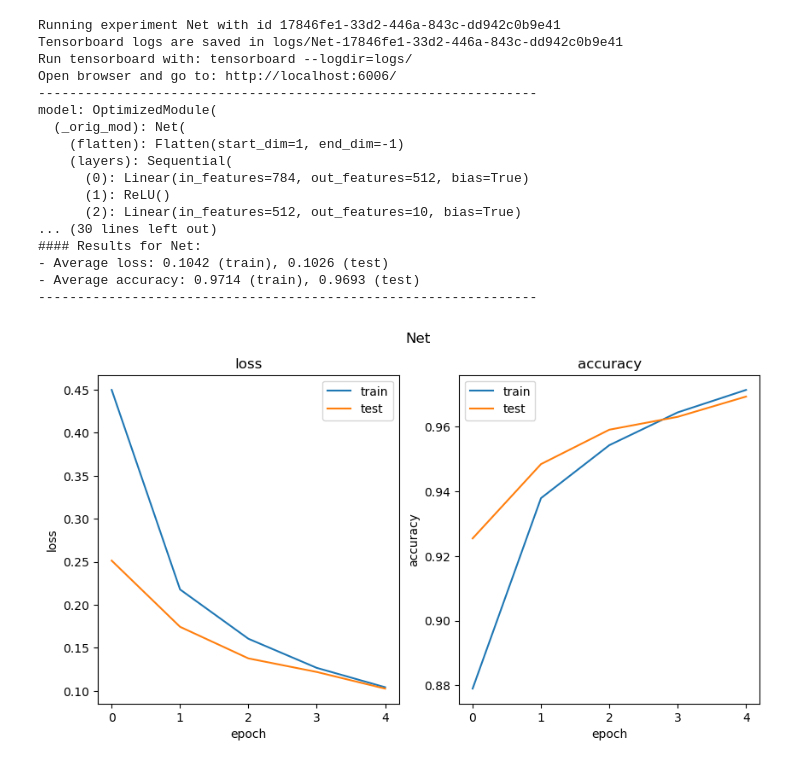
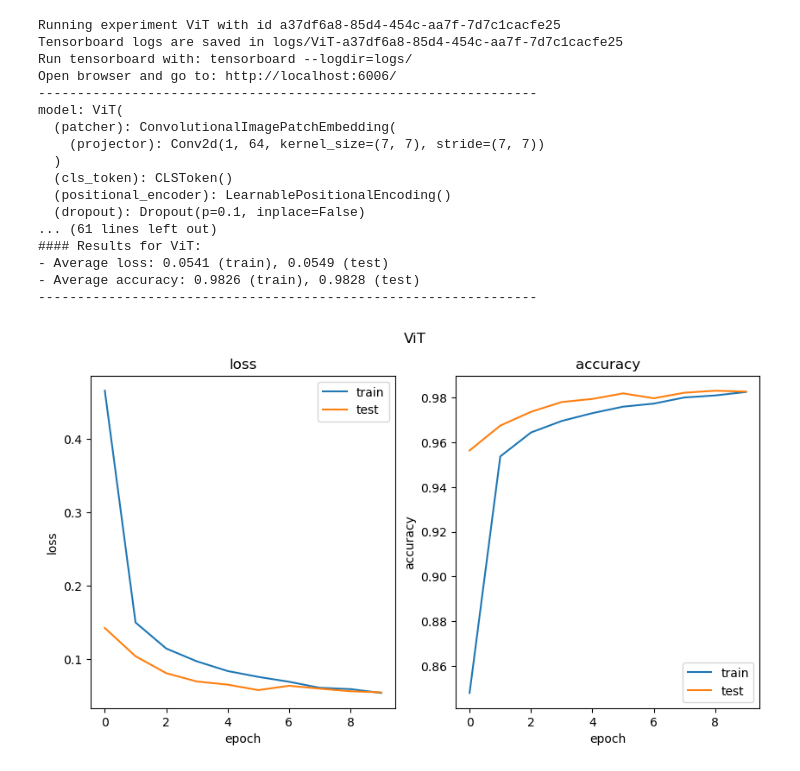
Before and after one commit to mr-raccoon-97/vision-transformers, a Jupyter notebook: notebook.ipynb, the cells around one changed output. Cells and saved outputs as stored; diff of their text form; code cells hidden in the pictures.

```diff
--- a/notebook.ipynb
+++ b/notebook.ipynb
@@ -43,4 +43,7 @@ def run_experiment(model, optimizer, criterion, device: str, data, summary: Summ
 
     ax = metrics_plot.add_subplot(1, 2, 2)
     plot(summary.metrics, 'accuracy', ax)
+    if not os.path.exists('./plots'):
+        os.makedirs('./plots')
+    savefig(f'./plots/{summary.name}-{summary.id}.png')
     show()
@@ -67,43 +50,56 @@ class Net(Module):
 # %%
 from uuid import uuid4
 import torch
+from torch.nn import CrossEntropyLoss
+from torch.optim import Adam
 from torchvision.datasets import MNIST
-from torchvision.transforms import ToTensor
+from torchvision.transforms import ToTensor, Compose
 from torch.utils.data import DataLoader
-from metrics import Summary, Metrics
+from metrics import Summary
+from model.vit import ViT
+
+transforms = Compose([ToTensor()])
 
 device = 'cuda'
 loaders = {
-    'train': DataLoader(MNIST(root='./data', train=True, download=True, transform=ToTensor()), batch_size=64, shuffle=True, pin_memory=True, pin_memory_device=device, num_workers=4),
-    'test': DataLoader(MNIST(root='./data', train=False, download=True, transform=ToTensor()), batch_size=64, shuffle=False, pin_memory=True, pin_memory_device=device)
+    'train': DataLoader(MNIST(root='./data', train=True, download=True, transform=transforms), batch_size=64, shuffle=True, pin_memory=True, pin_memory_device=device, num_workers=4),
+    'test': DataLoader(MNIST(root='./data', train=False, download=True, transform=transforms), batch_size=64, shuffle=False, pin_memory=True, pin_memory_device=device)
 }
 
 torch.set_float32_matmul_precision('high')
+experiment = uuid4()
+model = ViT(
+    patch_shape=(7, 7),
+    model_dimension= 64,
+    hidden_dimension=128,
+    number_of_layers=6,
+    number_of_heads=8,
+    number_of_channels=1,
+    number_of_classes=10,
+    dropout = 0.1,
+).to(device)
 
-experiment = uuid4()
-model = Net().to(device)
-optimizer = SGD(model.parameters(), lr=0.01, momentum=0.9)
+optimizer = Adam(model.parameters(), lr=0.001)
 criterion = CrossEntropyLoss()
-compiled = torch.compile(model)
 
 summary = Summary(name=model.__class__.__name__, id=experiment)
-run_experiment(compiled, optimizer, criterion, device, loaders, summary, epochs=5)
+run_experiment(model, optimizer, criterion, device, loaders, summary, epochs=10)
 # %% [output]
-Running experiment Net with id 17846fe1-33d2-446a-843c-dd942c0b9e41
-Tensorboard logs are saved in logs/Net-17846fe1-33d2-446a-843c-dd942c0b9e41
+Running experiment ViT with id a37df6a8-85d4-454c-aa7f-7d7c1cacfe25
+Tensorboard logs are saved in logs/ViT-a37df6a8-85d4-454c-aa7f-7d7c1cacfe25
 Run tensorboard with: tensorboard --logdir=logs/
 Open browser and go to: http://localhost:6006/
 ----------------------------------------------------------------
-model: OptimizedModule(
-  (_orig_mod): Net(
-    (flatten): Flatten(start_dim=1, end_dim=-1)
-    (layers): Sequential(
-      (0): Linear(in_features=784, out_features=512, bias=True)
-      (1): ReLU()
-      (2): Linear(in_features=512, out_features=10, bias=True)
-... (30 lines left out)
-#### Results for Net:
-- Average loss: 0.1042 (train), 0.1026 (test)
-- Average accuracy: 0.9714 (train), 0.9693 (test)
+model: ViT(
+  (patcher): ConvolutionalImagePatchEmbedding(
+    (projector): Conv2d(1, 64, kernel_size=(7, 7), stride=(7, 7))
+  )
+  (cls_token): CLSToken()
+  (positional_encoder): LearnablePositionalEncoding()
+  (dropout): Dropout(p=0.1, inplace=False)
+... (61 lines left out)
+#### Results for ViT:
+- Average loss: 0.0541 (train), 0.0549 (test)
+- Average accuracy: 0.9826 (train), 0.9828 (test)
 ----------------------------------------------------------------
-[figure, old version]
+[figure, new version]
```
Also changed, not shown: parts of 1 cell of this notebook, 6 other files.
